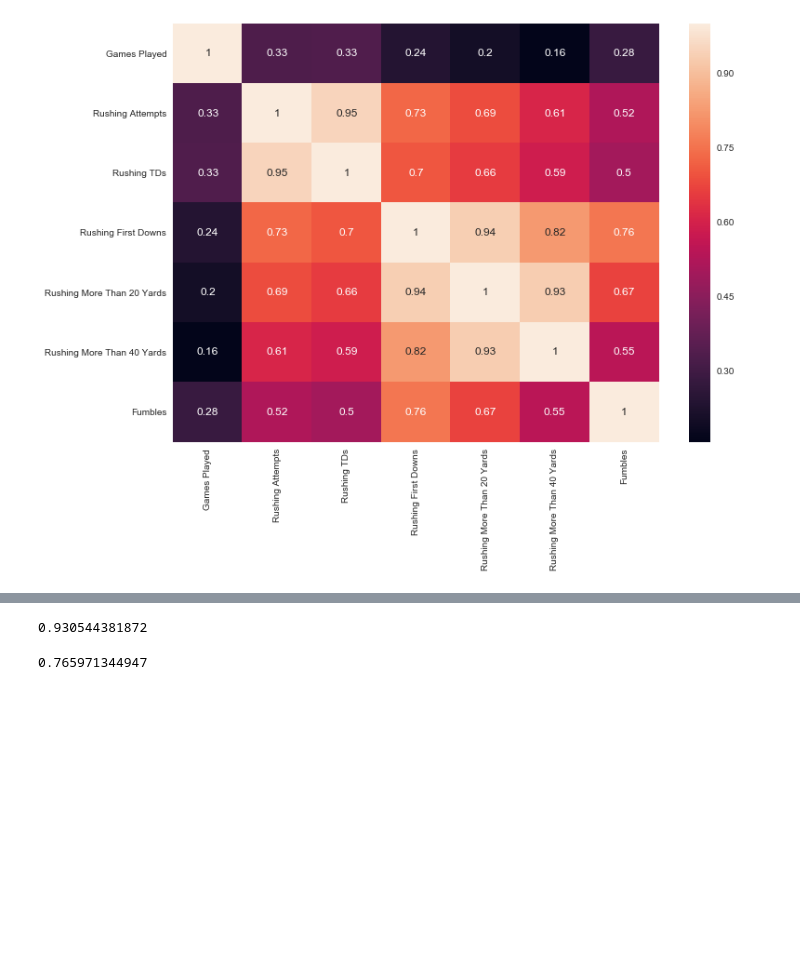
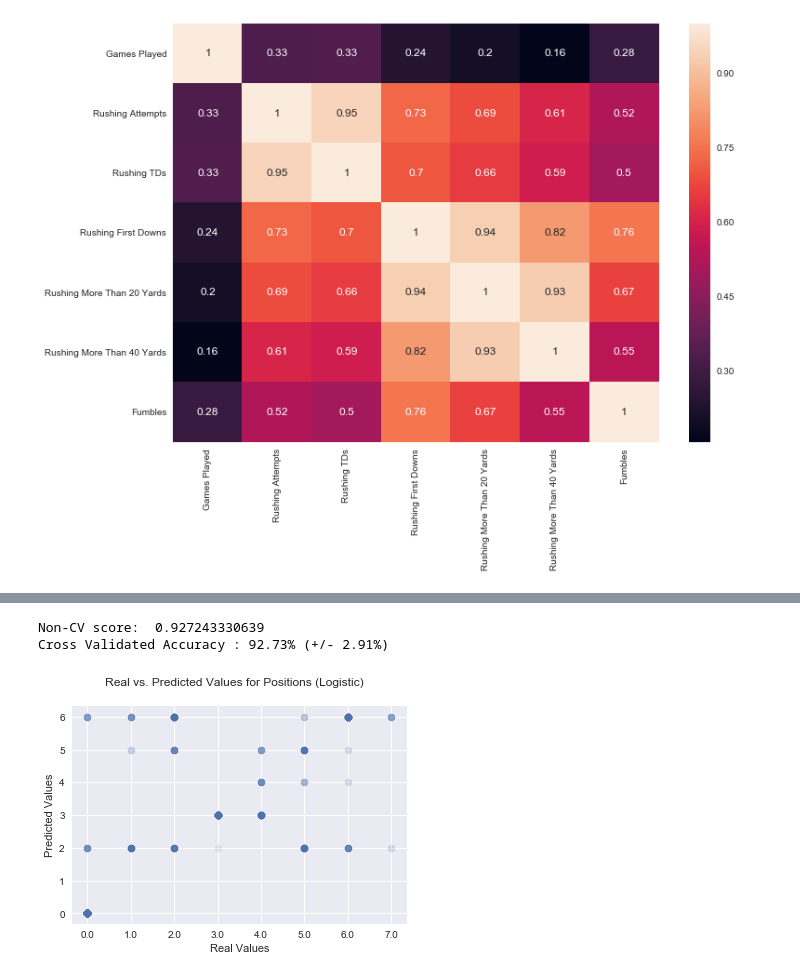
Before and after one commit to spennin5/NFLTalent, a Jupyter notebook: Data Science Term Project.ipynb, the cells around one changed output, grey strips where cells are left out. Saved outputs shown, nothing was run; the diff lists cells and outputs as text; code cells hidden in the pictures; blank space fills up the shorter version.

```diff
--- a/Data Science Term Project.ipynb
+++ b/Data Science Term Project.ipynb
@@ -462,19 +484,20 @@ Train_X = df[msk]
 Train_Y = target[msk]
 Test_X = df[~msk]
 Test_Y = target[~msk]
-# %%
-#Logistic Regression
-from sklearn import linear_model
-logistic = linear_model.LogisticRegression()
-logistic.fit(Train_X, Train_Y);
-print logistic.score(Test_X, Test_Y);
-# %% [output]
-0.930544381872
-# %%
-#Linear Regression
-from sklearn import linear_model
-LR = linear_model.LinearRegression();
-LR.fit(Train_X, Train_Y);
-print LR.score(Test_X, Test_Y)
-# %% [output]
-0.765971344947
+# %%
+#Logistic Regression
+from sklearn import linear_model
+logistic = linear_model.LogisticRegression()
+logistic.fit(Train_X, Train_Y);
+predictedVals = logistic.predict(Test_X);
+plt.scatter(Test_Y, predictedVals, alpha = .1)
+plt.xlabel('Real Values')
+plt.ylabel('Predicted Values')
+plt.suptitle("Real vs. Predicted Values for Positions (Logistic)")
+print "Non-CV score: ", logistic.score(Test_X, Test_Y);
+scores = cross_val_score(logistic, Test_X, Test_Y, cv=5)
+print("Cross Validated Accuracy : %0.2f%% (+/- %0.2f%%)" % (scores.mean()*100, (scores.std() * 2)*100))
+# %% [output]
+Non-CV score:  0.927243330639
+Cross Validated Accuracy : 92.73% (+/- 2.91%)
+[figure, added]
```
Also changed, not shown: parts of 20 cells of this notebook.
